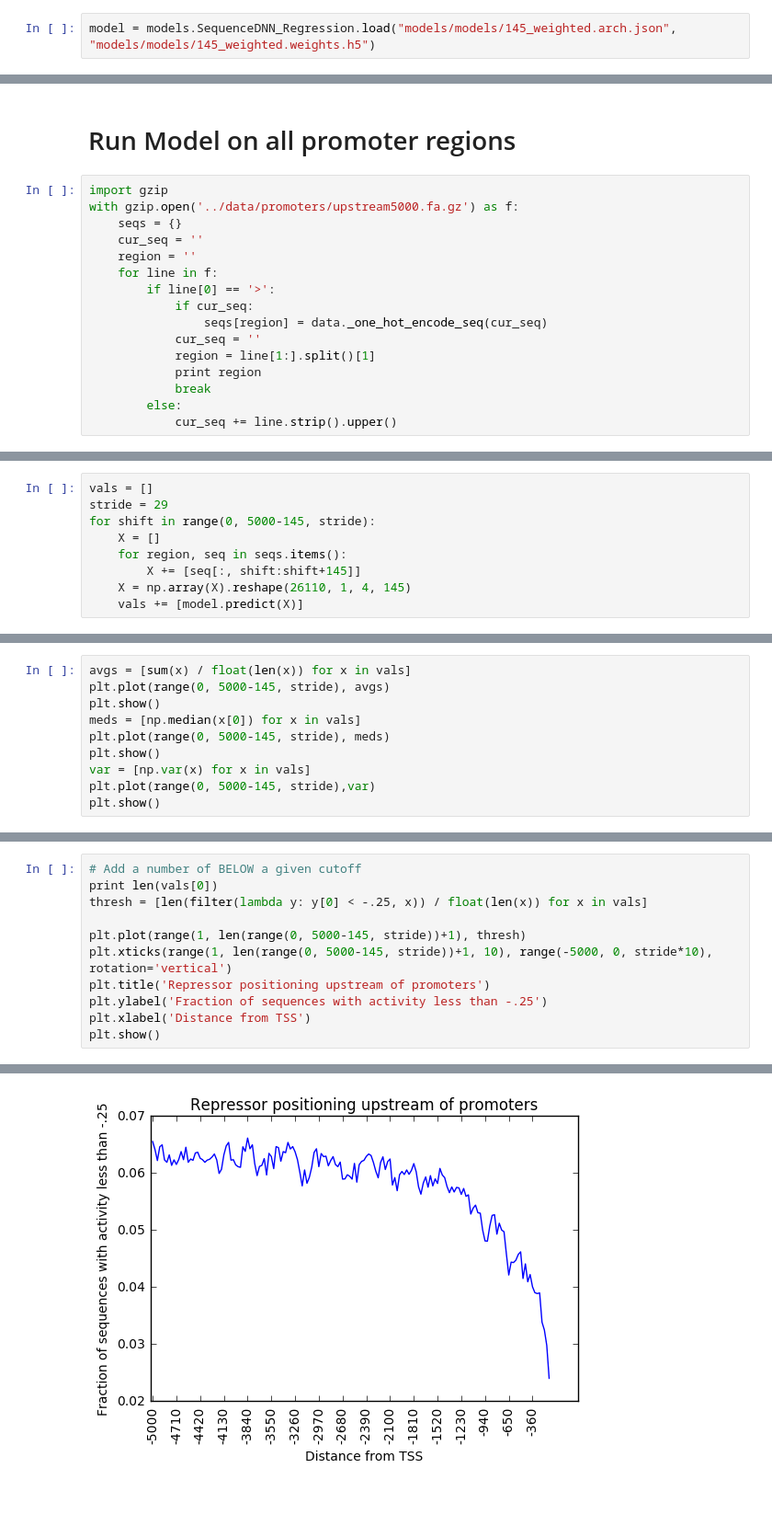
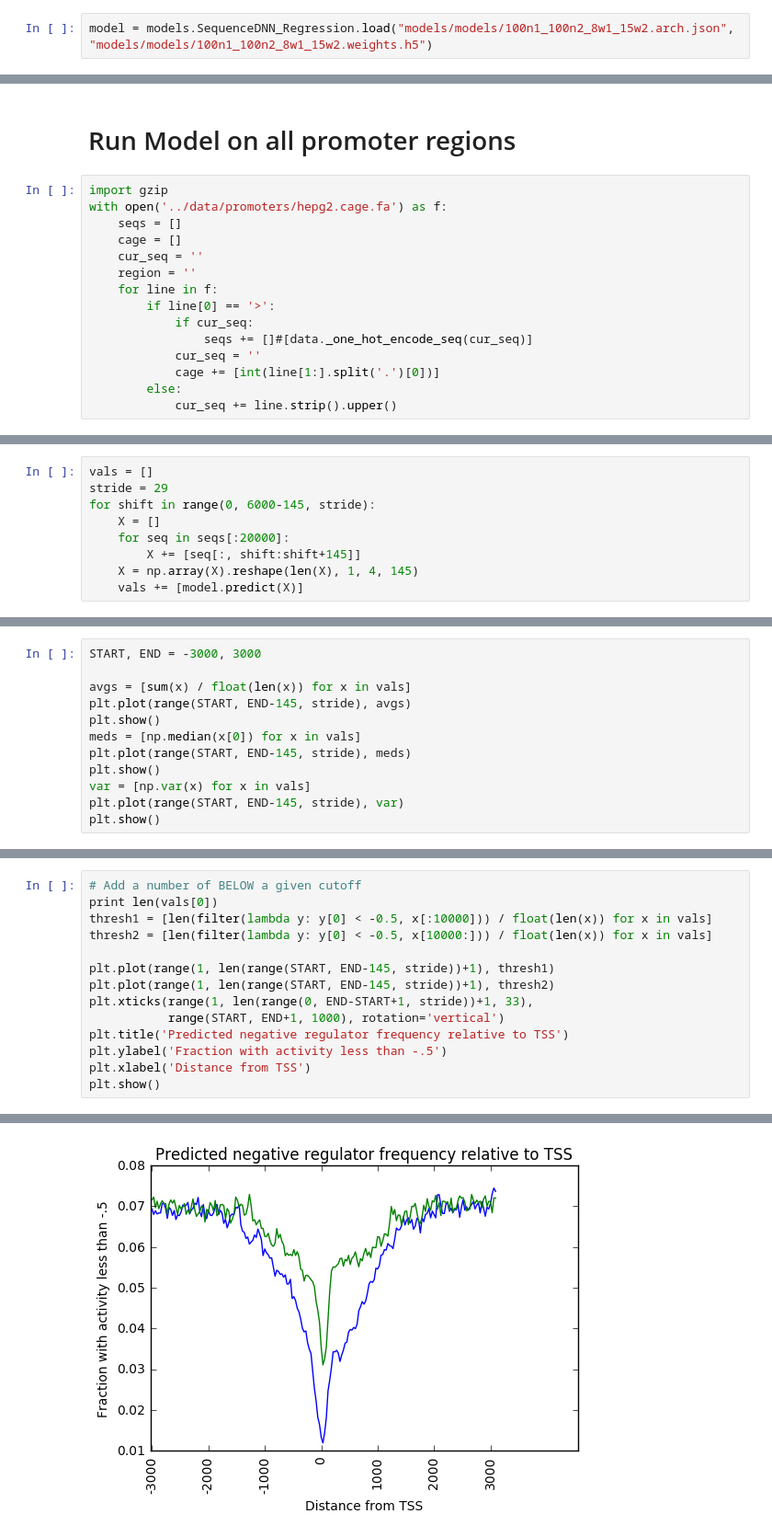
Before and after one commit to irvhsu/cs273b-project, a Jupyter notebook: notebooks/Promoter_metaplot.ipynb, the cells around one changed output, grey strips where cells are left out. Shown at 92% size. Drawn from its saved outputs; the diff is of its cells as text; blank space fills up the shorter version.

```diff
--- a/notebooks/Promoter_metaplot.ipynb
+++ b/notebooks/Promoter_metaplot.ipynb
@@ -13,7 +18,7 @@ import models.models as models
 Using Theano backend.
 Using gpu device 0: Tesla K80 (CNMeM is disabled, cuDNN 5005)
 # %%
-model = models.SequenceDNN_Regression.load("models/models/145_weighted.arch.json", "models/models/145_weighted.weights.h5")
+model = models.SequenceDNN_Regression.load("models/models/100n1_100n2_8w1_15w2.arch.json", "models/models/100n1_100n2_8w1_15w2.weights.h5")
 # %%
 from mrpa_data import MrpaData
 data = MrpaData()
@@ -82,17 +87,16 @@ for i in range(4):
 # Run Model on all promoter regions
 # %%
 import gzip
-with gzip.open('../data/promoters/upstream5000.fa.gz') as f:
-    seqs = {}
+with open('../data/promoters/hepg2.cage.fa') as f:
+    seqs = []
+    cage = []
     cur_seq = ''
     region = ''
     for line in f:
         if line[0] == '>':
             if cur_seq:
-                seqs[region] = data._one_hot_encode_seq(cur_seq)
+                seqs += []#[data._one_hot_encode_seq(cur_seq)]
             cur_seq = ''
-            region = line[1:].split()[1]
-            print region
-            break
+            cage += [int(line[1:].split('.')[0])]
         else:
             cur_seq += line.strip().upper()
@@ -101,9 +103,9 @@ chr1:66994252-66999251
 # %%
 vals = []
 stride = 29
-for shift in range(0, 5000-145, stride):
+for shift in range(0, 6000-145, stride):
     X = []
-    for region, seq in seqs.items():
+    for seq in seqs[:20000]:
         X += [seq[:, shift:shift+145]]
-    X = np.array(X).reshape(26110, 1, 4, 145)
+    X = np.array(X).reshape(len(X), 1, 4, 145)
     vals += [model.predict(X)]
@@ -110,11 +116,13 @@ for shift in range(0, 5000-145, stride):
 # %%
+START, END = -3000, 3000
+
 avgs = [sum(x) / float(len(x)) for x in vals]
-plt.plot(range(0, 5000-145, stride), avgs)
+plt.plot(range(START, END-145, stride), avgs)
 plt.show()
 meds = [np.median(x[0]) for x in vals]
-plt.plot(range(0, 5000-145, stride), meds)
+plt.plot(range(START, END-145, stride), meds)
 plt.show()
 var = [np.var(x) for x in vals]
-plt.plot(range(0, 5000-145, stride),var)
+plt.plot(range(START, END-145, stride), var)
 plt.show()
 # %% [output]
@@ -138,12 +149,15 @@ plt.show()
 # %%
 # Add a number of BELOW a given cutoff
 print len(vals[0])
-thresh = [len(filter(lambda y: y[0] < -.25, x)) / float(len(x)) for x in vals]
+thresh1 = [len(filter(lambda y: y[0] < -0.5, x[:10000])) / float(len(x)) for x in vals]
+thresh2 = [len(filter(lambda y: y[0] < -0.5, x[10000:])) / float(len(x)) for x in vals]
 
-plt.plot(range(1, len(range(0, 5000-145, stride))+1), thresh)
-plt.xticks(range(1, len(range(0, 5000-145, stride))+1, 10), range(-5000, 0, stride*10), rotation='vertical')
-plt.title('Repressor positioning upstream of promoters')
-plt.ylabel('Fraction of sequences with activity less than -.25')
+plt.plot(range(1, len(range(START, END-145, stride))+1), thresh1)
+plt.plot(range(1, len(range(START, END-145, stride))+1), thresh2)
+plt.xticks(range(1, len(range(0, END-START+1, stride))+1, 33),
+           range(START, END+1, 1000), rotation='vertical')
+plt.title('Predicted negative regulator frequency relative to TSS')
+plt.ylabel('Fraction with activity less than -.5')
 plt.xlabel('Distance from TSS')
 plt.show()
 # %% [output]
@@ -151,2 +165,2 @@ plt.show()
-[figure, old version]
+[figure, new version]
 # %%
```
Also changed, not shown: parts of 11 cells of this notebook, 54 other files.
